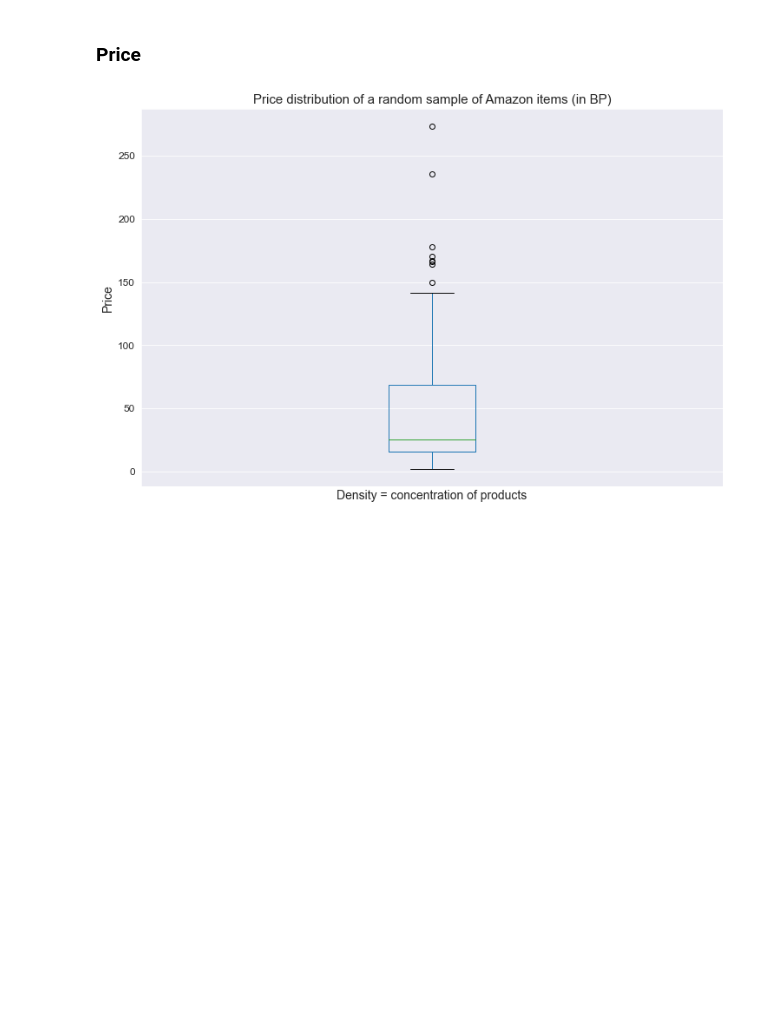
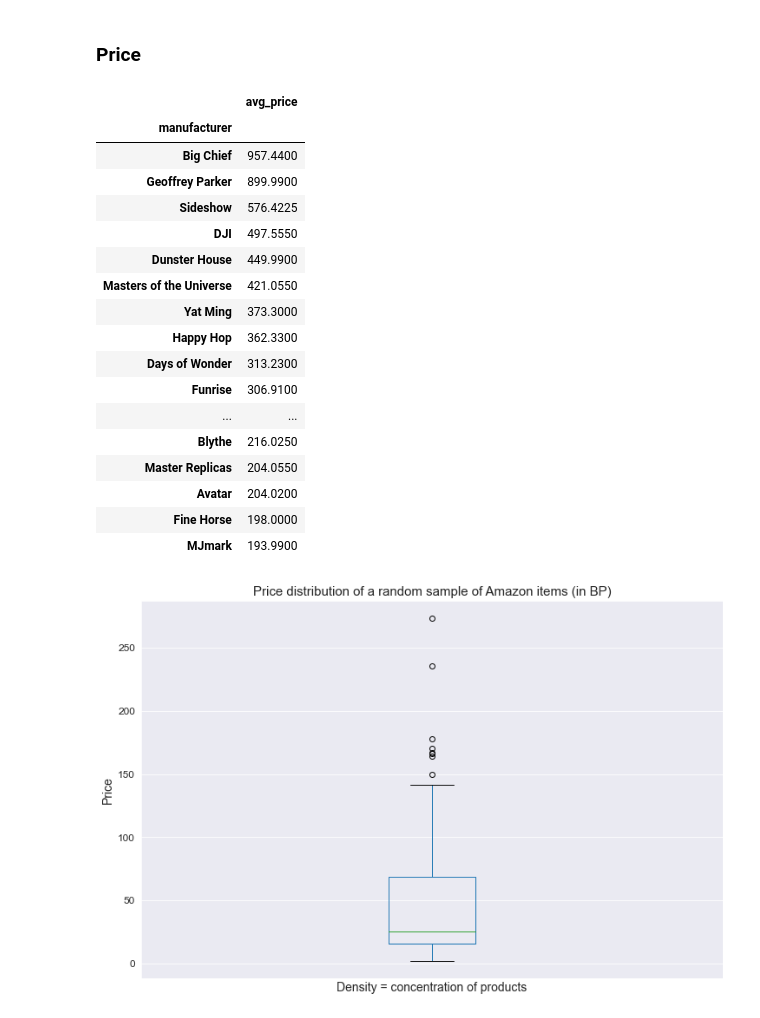
Before and after one commit to cotica/capstone, a Jupyter notebook: code/Amazon-order-history-EDA.ipynb, the cells around one changed output. Saved outputs shown, nothing was run; the diff lists cells and outputs as text; code cells hidden in the pictures; blank space fills up the shorter version.

Commit message:
get avg price by manuf

```diff
--- a/code/Amazon-order-history-EDA.ipynb
+++ b/code/Amazon-order-history-EDA.ipynb
@@ -500,3 +497,41 @@ _As with categories, we see a predominance / prepondrance of gaming items here._
+# %%
+#look at price per manuf
+def pysqldf(q):
+    #add this to your script if you get tired of calling locals()
+    return sqldf(q, globals())
+
+df = ecom
+
+
+q = """
+    SELECT DISTINCT manufacturer, AVG(median_sale_price) AS avg_price
+           FROM df
+           GROUP BY manufacturer
+           ORDER BY avg_price DESC
+
+"""
+
+price_by_manuf = pd.DataFrame(pysqldf(q))
+price_by_manuf.set_index('manufacturer')[:25]
+# %% [output]
+|  | avg_price |
+| manufacturer |  |
+| Big Chief | 957.4400 |
+| Geoffrey Parker | 899.9900 |
+| Sideshow | 576.4225 |
+| DJI | 497.5550 |
+| Dunster House | 449.9900 |
+| Masters of the Universe | 421.0550 |
+| Yat Ming | 373.3000 |
+| Happy Hop | 362.3300 |
+| Days of Wonder | 313.2300 |
+| Funrise | 306.9100 |
+| ... | ... |
+| Blythe | 216.0250 |
+| Master Replicas | 204.0550 |
+| Avatar | 204.0200 |
+| Fine Horse | 198.0000 |
+| MJmark | 193.9900 |
 # %%
 #price dist -- although might be more meaningful to do per category or manuf
 plt.figure(figsize=(12,8))
```
Also changed, not shown: parts of 2 cells of this notebook.
